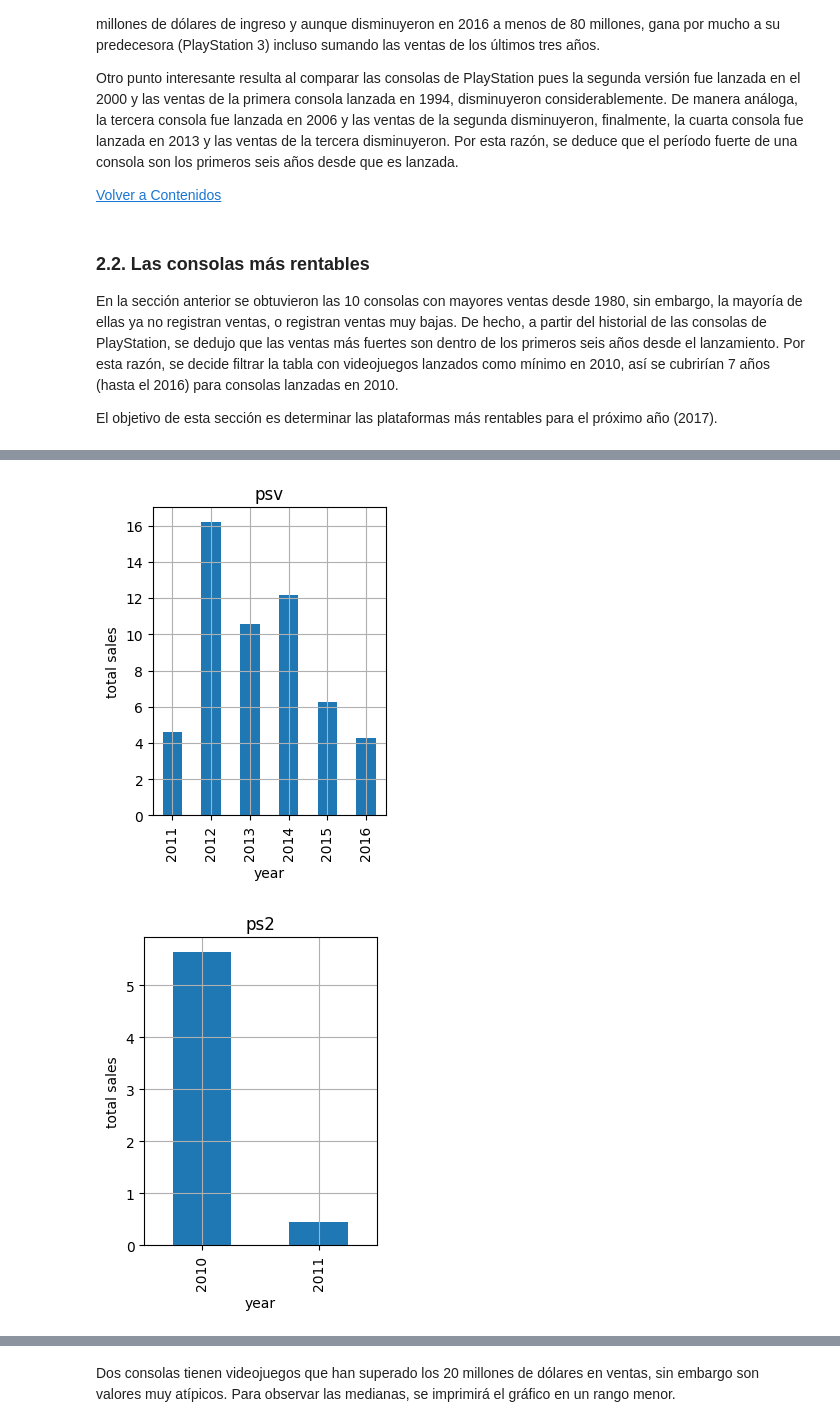
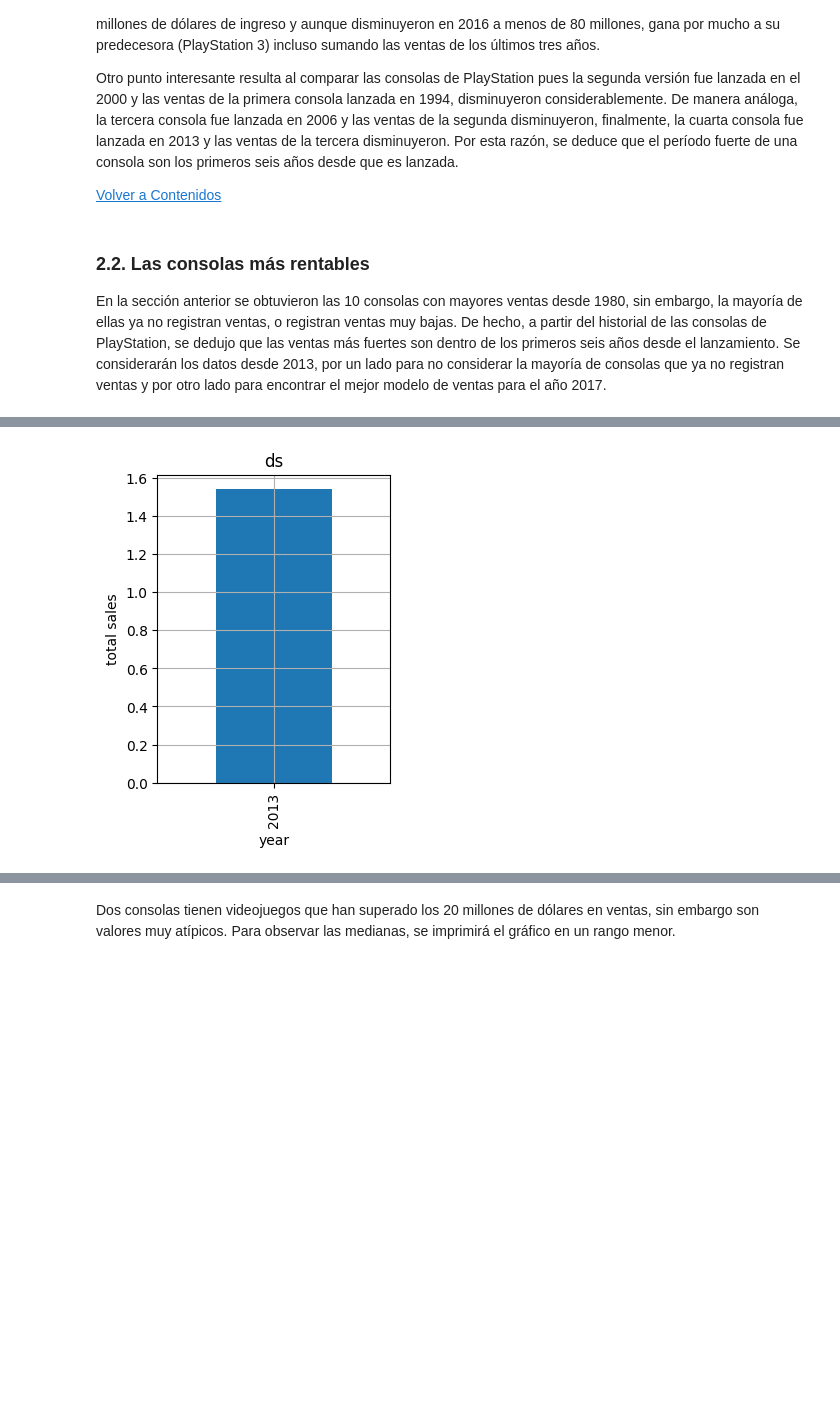
Before and after one commit to MonicaDeN/Bootcamp_Practicum, a Jupyter notebook: Proyecto_5/games.ipynb, the cells around one changed output, grey strips where cells are left out. Saved outputs shown, nothing was run; the diff lists cells and outputs as text; code cells hidden in the pictures; blank space fills up the shorter version.

```diff
--- a/Proyecto_5/games.ipynb
+++ b/Proyecto_5/games.ipynb
@@ -1004,3 +1030,0 @@ La función es correcta. Se aplicará a `df`.
-# %%
-df['critic_score'] = df.apply(critic_score, axis=1)
-print(df.isna().sum())
@@ -1079,3 +1030,0 @@ La función es correcta, se aplicará a `df`.
-# %%
-df['critic_score'] = df.apply(critic_mean, axis=1)
-print(df.isna().sum())
@@ -1147,3 +1030,0 @@ print(df_test)
-# %%
-df['critic_score'] = df.apply(critic, axis=1)
-print(df.isna().sum())
@@ -1185,4 +1042,0 @@ Como los valores están dentro de un rango específico se reemplazarán los valo
-# %%
-user_mean = df['user_score'].mean()
-df['user_score'] = df['user_score'].fillna(user_mean)
-print(df.isna().sum())
@@ -1442,17 +1280,15 @@ Otro punto interesante resulta al comparar las consolas de PlayStation pues la s
 # %% [markdown]
 ### 2.2. Las consolas más rentables <a id='data_analysis_salesplat'></a>
 
-En la sección anterior se obtuvieron las 10 consolas con mayores ventas desde 1980, sin embargo, la mayoría de ellas ya no registran ventas, o registran ventas muy bajas. De hecho, a partir del historial de las consolas de PlayStation, se dedujo que las ventas más fuertes son dentro de los primeros seis años desde el lanzamiento. Por esta razón, se decide filtrar la tabla con videojuegos lanzados como mínimo en 2010, así se cubrirían 7 años (hasta el 2016) para consolas lanzadas en 2010.
-
-El objetivo de esta sección es determinar las plataformas más rentables para el próximo año (2017).
+En la sección anterior se obtuvieron las 10 consolas con mayores ventas desde 1980, sin embargo, la mayoría de ellas ya no registran ventas, o registran ventas muy bajas. De hecho, a partir del historial de las consolas de PlayStation, se dedujo que las ventas más fuertes son dentro de los primeros seis años desde el lanzamiento. Se considerarán los datos desde 2013, por un lado para no considerar la mayoría de consolas que ya no registran ventas y por otro lado para encontrar el mejor modelo de ventas para el año 2017.
 # %%
-df_2010 = df.query('year_of_release > 2009') #tabla con datos a partir de 2010
-sales_by_platform2 = df_2010.pivot_table(index='platform', values='total_sales', aggfunc='sum')
+df_2013 = df.query('year_of_release > 2012') #tabla con datos a partir de 2013
+sales_by_platform2 = df_2013.pivot_table(index='platform', values='total_sales', aggfunc='sum')
 sales_by_platform2.columns = ['total_sales']
 sales_by_platform2 = sales_by_platform2.sort_values(by='total_sales', ascending=False).reset_index()
 
 for plat in sales_by_platform2['platform']:
-    df_plat_slice = df_2010.query('platform == @plat')
+    df_plat_slice = df_2013.query('platform == @plat')
     df_plat_slice.groupby('year_of_release')['total_sales'].sum().plot(kind='bar', grid=True, figsize=(3, 4))
     plt.ylabel('total sales')
     plt.xlabel('year')
@@ -1472,3 +1308,2 @@ for plat in sales_by_platform2['platform']:
-[figure, old version]
+[figure, new version]
-[figure, removed]
 # %% [markdown]
```
Also changed, not shown: parts of 86 cells of this notebook.
